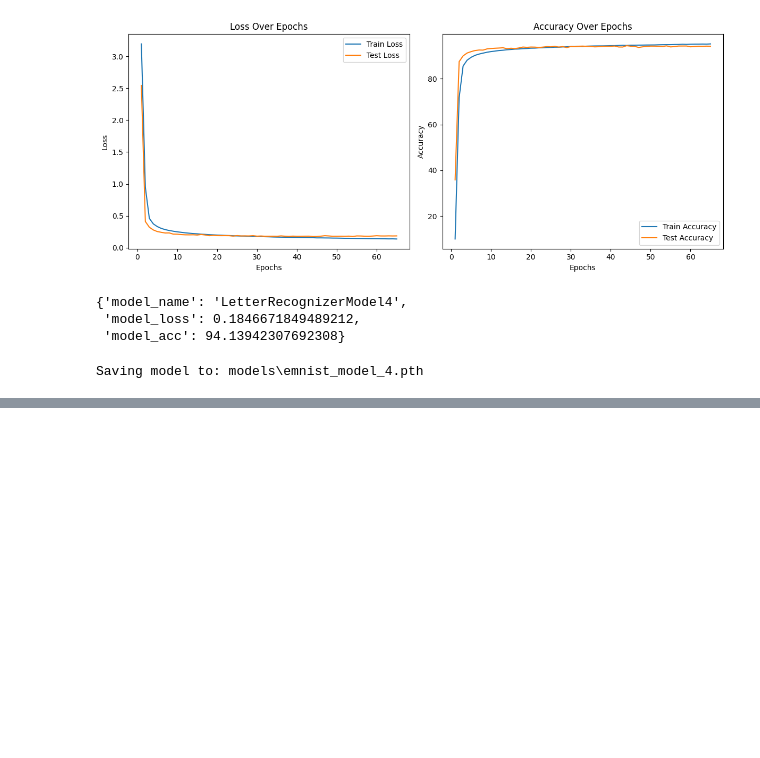
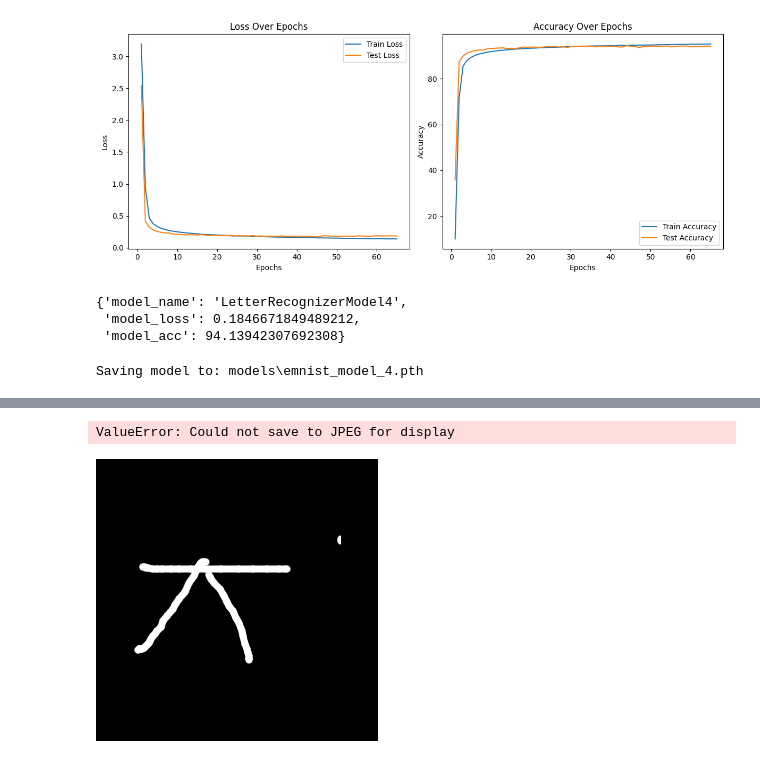
Before and after one commit to haldonmez/handwritten-letter-recognition-model, a Jupyter notebook: emnist_model_4.ipynb, the cells around one changed output, grey strips where cells are left out. Drawn from its saved outputs; the diff is of its cells as text; code cells hidden in the pictures; blank space fills up the shorter version.

```diff
--- a/emnist_model_4.ipynb
+++ b/emnist_model_4.ipynb
@@ -682,0 +667,7 @@ loaded_model_results
+# %%
+from PIL import Image
+prediction_image = Image.open('last_inverted_cropped.png')
+prediction_image
+# %% [output]
+ValueError: Could not save to JPEG for display
+[figure, added]
```
Also changed, not shown: parts of 9 cells of this notebook, 2 other files.
